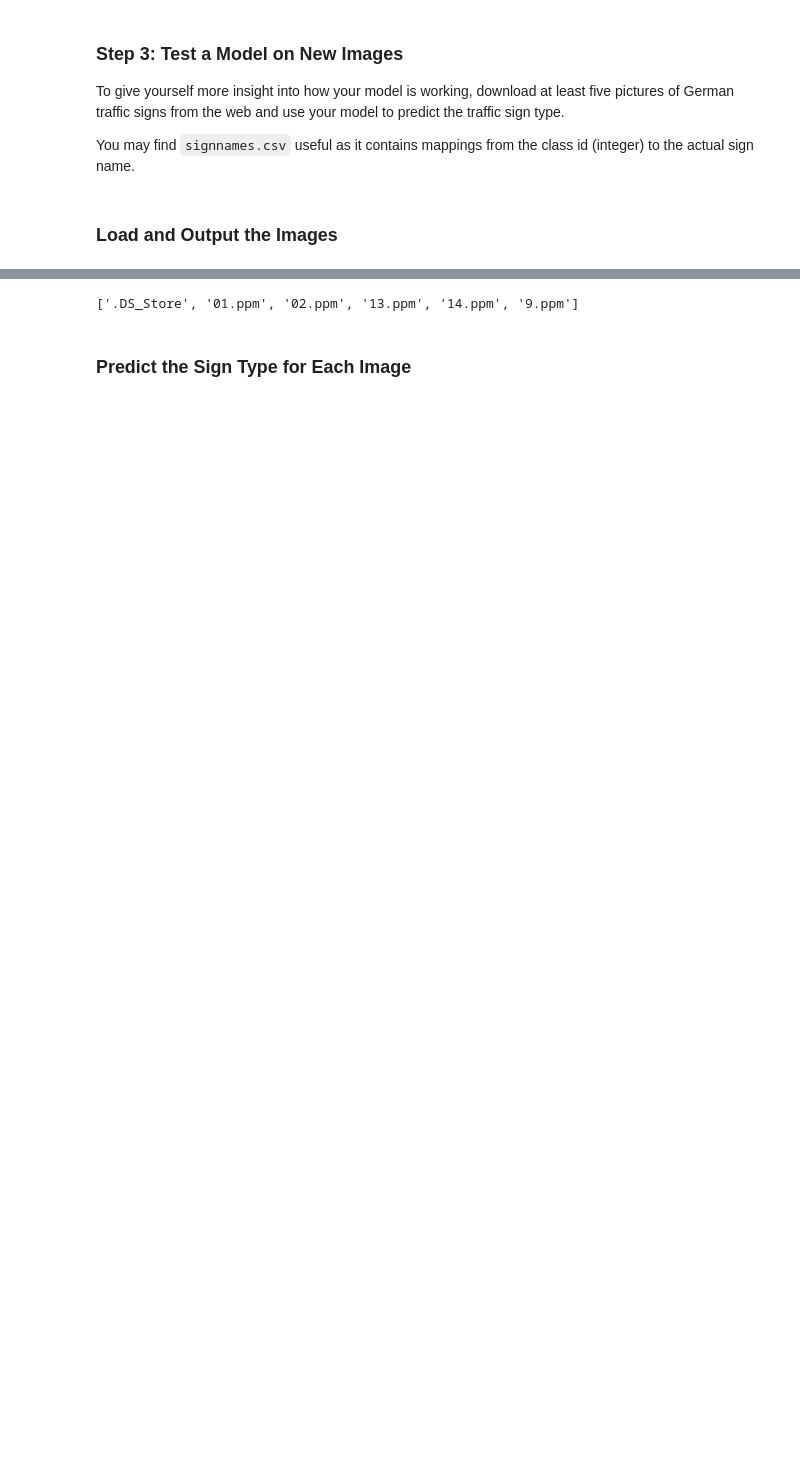
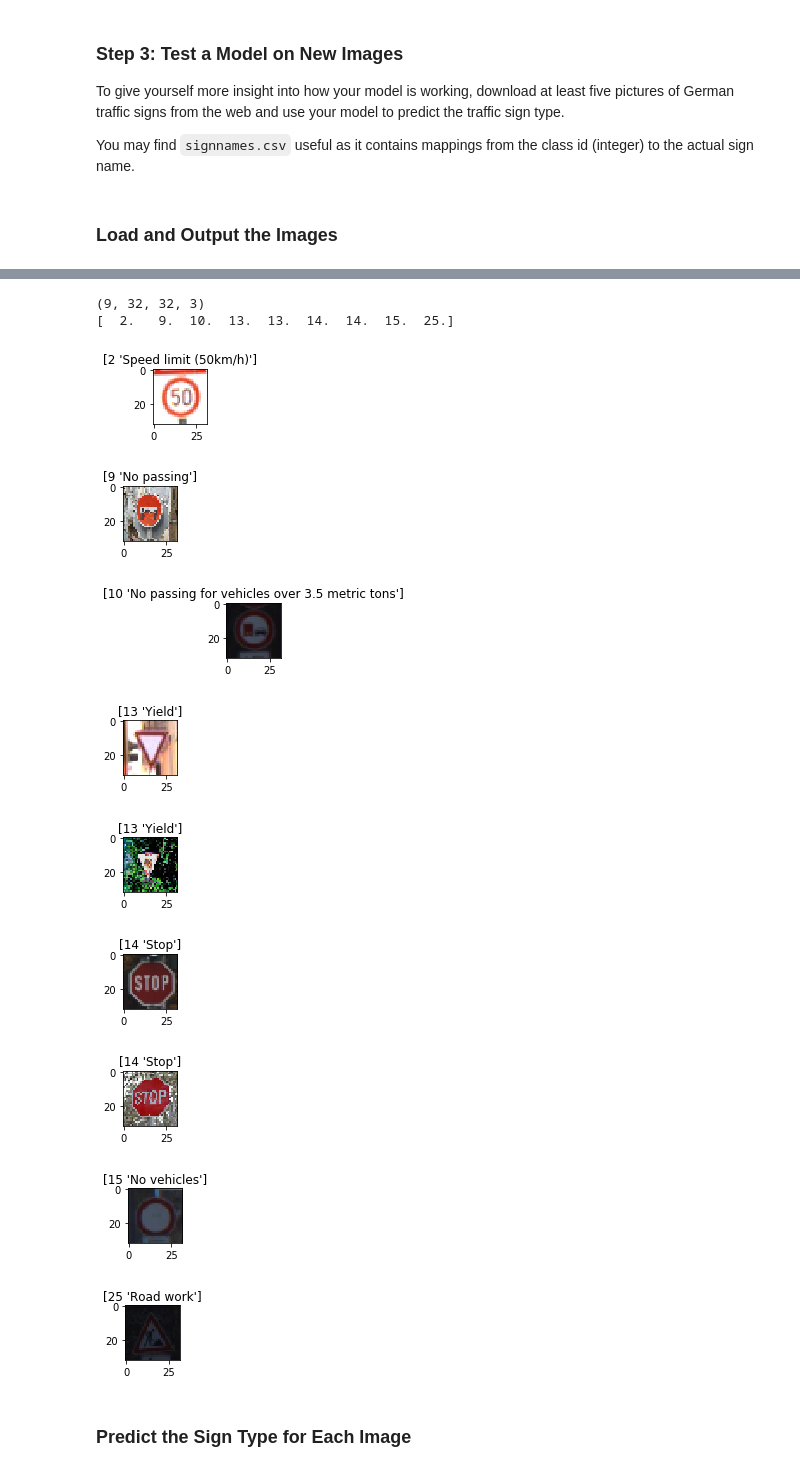
Before and after one commit to cristianku/CarND-Traffic-Sign-Classifier-Project, a Jupyter notebook: Traffic_Sign_Classifier.ipynb, the cells around one changed output, grey strips where cells are left out. Drawn from its saved outputs; the diff is of its cells as text; code cells hidden in the pictures; blank space fills up the shorter version.

```diff
--- a/Traffic_Sign_Classifier.ipynb
+++ b/Traffic_Sign_Classifier.ipynb
@@ -358,26 +306,45 @@ new_images
-# %%
-    #def resize_image(image_file):
-    #    image = plt.imread(NEW_IMAGES_FOLDER + image_file)
-    #    return scipy.misc.imresize(image, (32, 32))#
-    #
-    #
-    #resized_image_data = [(resize_image(image), image[:-4])
-                              for image in os.listdir(NEW_IMAGES_FOLDER)]
-
-    #def display_images(imgs_data):
-    #    index = 1
-    #    plt.figure(figsize=(4,9))
-    #    for img, name in imgs_data:
-    #        plt.subplot(5, 1, index)
-    #        plt.imshow(img)
-    #        plt.axis('off')
-    #        plt.title(name)
-    #        index += 1
-    #    plt.show()
-
-    #display_images(resized_image_data)#
-# %% [output]
-['.DS_Store', '01.ppm', '02.ppm', '13.ppm', '14.ppm', '9.ppm']
+# %%
+### Load the images and plot them here.
+### Feel free to use as many code cells as needed.
+
+from PIL import Image
+import os
+import cv2
+
+new_images_labels = []
+new_images = []
+
+filelist = os.listdir('german_traffic_signs_images')
+for fname in filelist:
+    if fname.endswith(".ppm") or fname.endswith(".jpeg") or fname.endswith(".jpg"):
+     image = cv2.imread('german_traffic_signs_images'+'/'+ fname)
+     image = cv2.cvtColor(image, cv2.COLOR_BGR2RGB) # cv2 reads in BGR format
+     image = cv2.resize(image, (32, 32))
+
+     image_array = np.expand_dims(np.array(image), axis=0)
+     if  len(new_images) == 0:
+        new_images = image_array
+     else:
+        new_images = np.concatenate((new_images, image_array), axis = 0 )
+     new_images_labels = np.append( new_images_labels, int(fname[0:2]))
+     plt.figure(figsize=(1,1))
+     plt.title(signnames[int(fname[0:2])])
+     plt.imshow(image)
+
+print (new_images.shape)
+print (new_images_labels)
+# %% [output]
+(9, 32, 32, 3)
+[  2.   9.  10.  13.  13.  14.  14.  15.  25.]
+[figure, added]
+[figure, added]
+[figure, added]
+[figure, added]
+[figure, added]
+[figure, added]
+[figure, added]
+[figure, added]
+[figure, added]
 # %% [markdown]
 ### Predict the Sign Type for Each Image
 # %%
```
Also changed, not shown: parts of 17 cells of this notebook, 11 other files.
